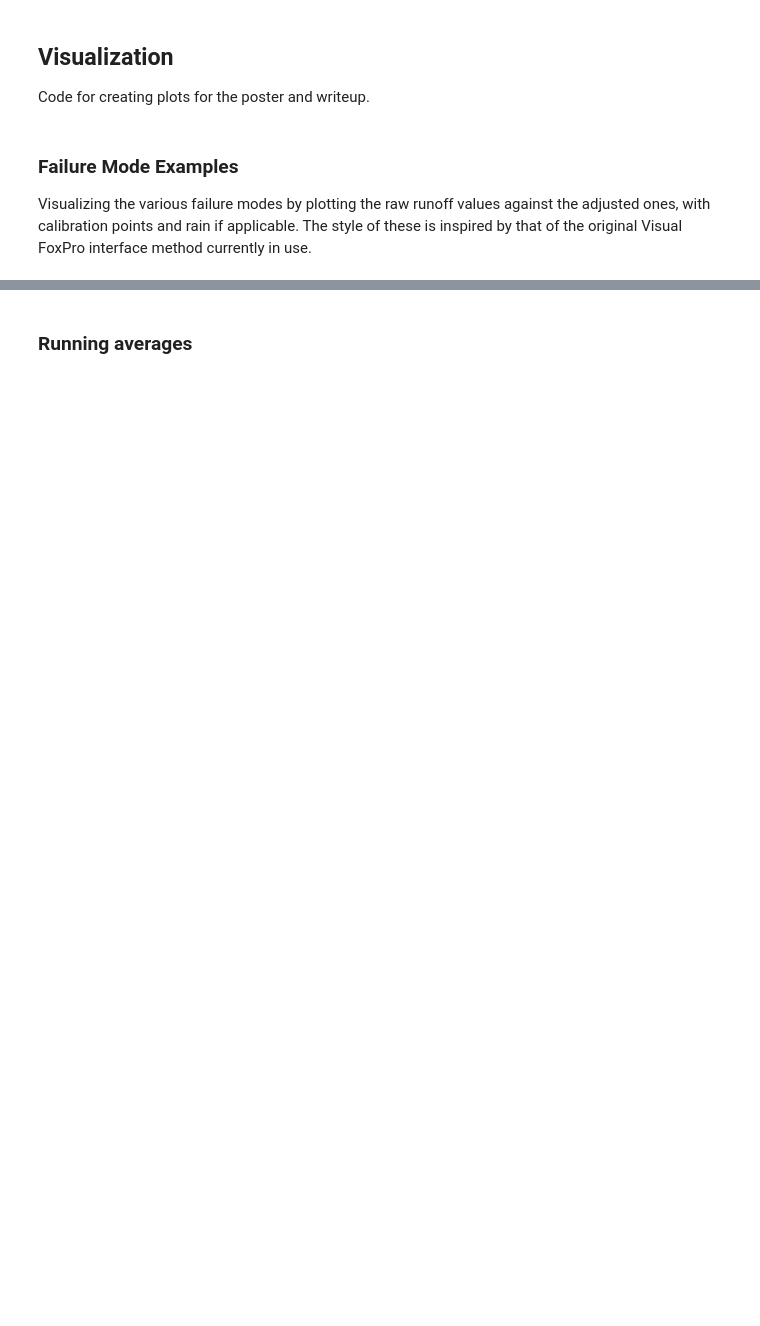
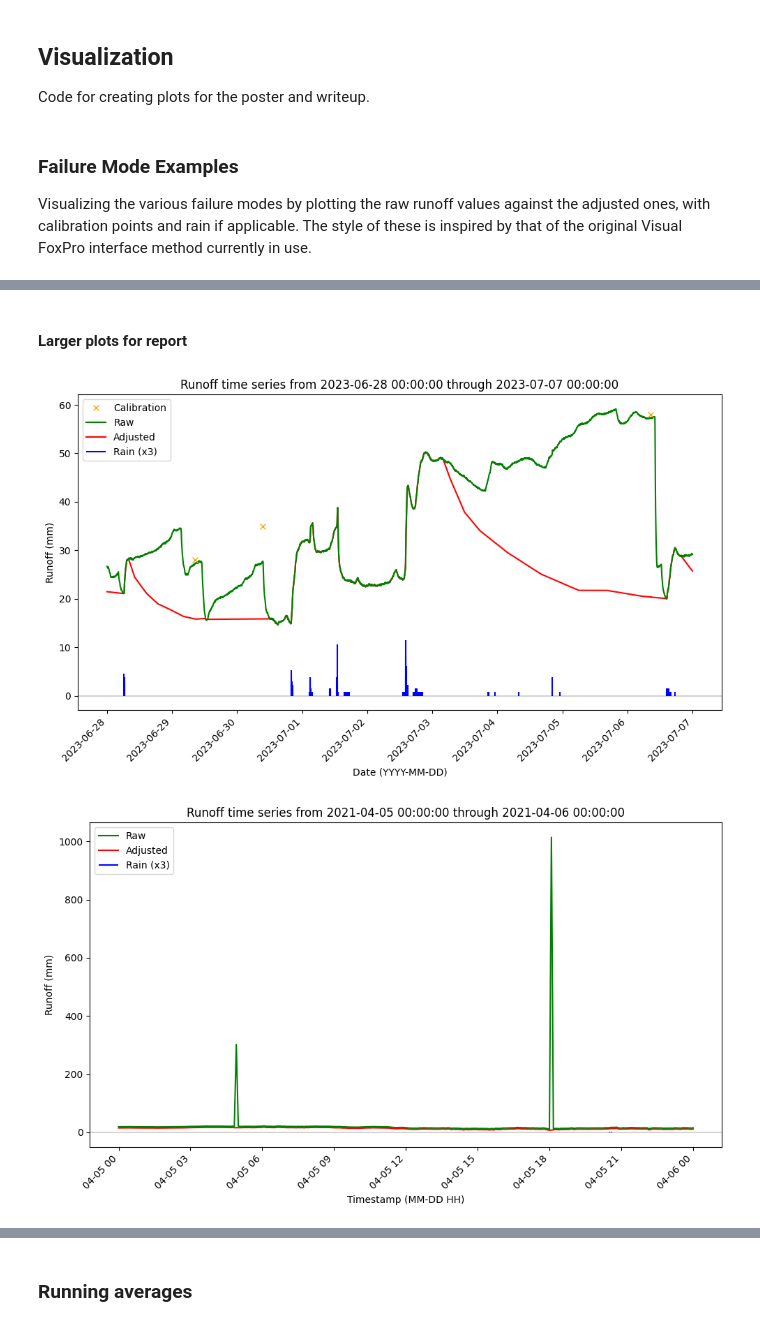
Before and after one commit to gmcginnis/info-698-capstone, a Jupyter notebook: code/02_eda.ipynb, the cells around one changed output, grey strips where cells are left out. Drawn from its saved outputs; the diff is of its cells as text; code cells hidden in the pictures; blank space fills up the shorter version.

```diff
--- a/code/02_eda.ipynb
+++ b/code/02_eda.ipynb
@@ -162,17 +262,19 @@ Code for creating plots for the poster and writeup.
 Visualizing the various failure modes by plotting the raw runoff values against the adjusted ones, with calibration points and rain if applicable.
 The style of these is inspired by that of the original Visual FoxPro interface method currently in use.
 # %%
-def plot_between(input_date_start, input_date_end, include_calibration=True, include_legend=True, include_baseline=True, include_rainaxis = False, shrink_plot=False):
+def plot_between(input_date_start, input_date_end, shrink_plot=False, include_calibration=True, include_legend=True, pos_legend = 'upper left', include_baseline=True, include_rainaxis = False, lab_xax = 'Date (YYYY-MM-DD)'):
     """Plot values between two dates in the style of the Visual FoxPro interface.
 
     Args:
         input_date_start (Timestamp): The start date.
         input_date_end (Timestamp): The end date.
+        shrink_plot (bool): Output a small plot; useful for posters.
         include_calibration (bool): Include X-markers for the calibration points.
         include_legend (bool): Include a legend of different elements.
+        pos_legend (str): Legend position.
         include_baseline (bool): Include a baseline of 0; sets to True if rain occurred.
         include_rainaxis (bool): Add a secondary y-axis for rain values.
-        shrink_plot (bool): Output a small plot; useful for posters.
+        lab_xax (str): x-axis label.
 
     Returns:
         Time series plot.
@@ -278,7 +380,7 @@ def plot_between(input_date_start, input_date_end, include_calibration=True, inc
     # Plot labels and settings
     ax.set_ylabel("Runoff (mm)")
     if shrink_plot == False:
-        ax.set_xlabel("Date (YYYY-MM-DD)")
+        ax.set_xlabel(lab_xax)
         ax.set_title(f"Runoff time series from {data_subset.index.min()} through {data_subset.index.max()}")
     plt.xticks(rotation=45, ha='right')
     plt.tight_layout()
@@ -287,6 +389,6 @@ def plot_between(input_date_start, input_date_end, include_calibration=True, inc
     if include_legend == True and plotted_elements >= 2:
         # Reverse the order of the legend
         handles, labels = ax.get_legend_handles_labels()
-        ax.legend(handles[::-1], labels[::-1], loc='upper right')
+        ax.legend(handles[::-1], labels[::-1], loc=pos_legend)
 
     return plt
@@ -325,0 +438,30 @@ viz_noise.savefig(get_path('figures/poster_noise.png', 'outputs'))
+# %% [markdown]
+#### Larger plots for report
+# %%
+# # # Blockage
+# viz_block = plot_between('2025-02-27 05:00:00', '2025-02-28 12:00:00', shrink_plot = True)
+viz_block = plot_between('2023-06-28 00:00:00', '2023-07-07 00:00:00')
+viz_block.savefig(get_path('figures/ex_block.png', 'outputs'))
+# viz_block.show()
+
+# # Spike
+viz_spike = plot_between('2021-04-05 00:00:00', '2021-04-06 00:00:00', lab_xax= "Timestamp (MM-DD HH)")
+viz_spike.savefig(get_path('figures/ex_spike.png', 'outputs'))
+
+# # Calibration
+viz_cal = plot_between('2018-10-10 00:00:00', '2018-10-12 00:00:00', lab_xax= "Timestamp (MM-DD HH)")
+viz_cal.savefig(get_path('figures/ex_cal.png', 'outputs'))
+# viz_cal.show()
+
+# # # Sub-zero
+viz_subz = plot_between('2023-03-01 00:00:00', '2023-06-01 00:00:00')
+viz_subz.savefig(get_path('figures/ex_subz.png', 'outputs'))
+# viz_subz.show()
+
+# # # Noise
+viz_noise = plot_between('2002-07-30 00:00:00', '2002-08-02 00:00:00', lab_xax= "Timestamp (MM-DD HH)")
+viz_noise.savefig(get_path('figures/ex_noise.png', 'outputs'))
+# viz_noise.show()
+# %% [output]
+[figure, added]
+[figure, added]
```
Also changed, not shown: parts of 25 cells of this notebook.
